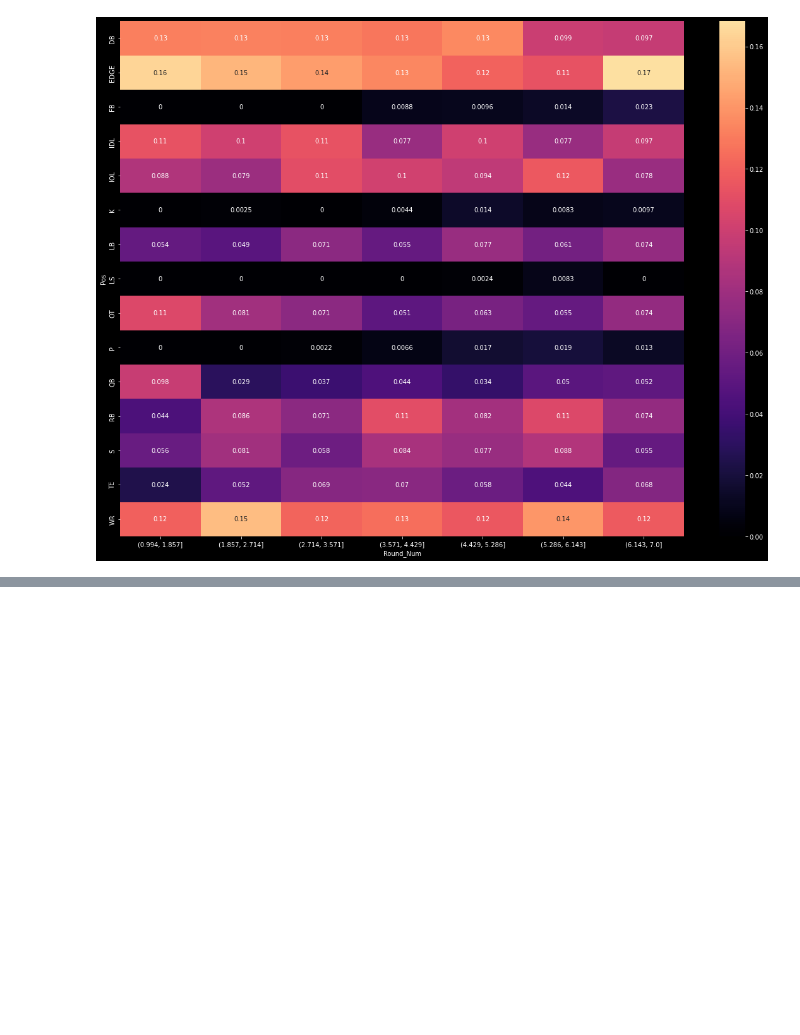
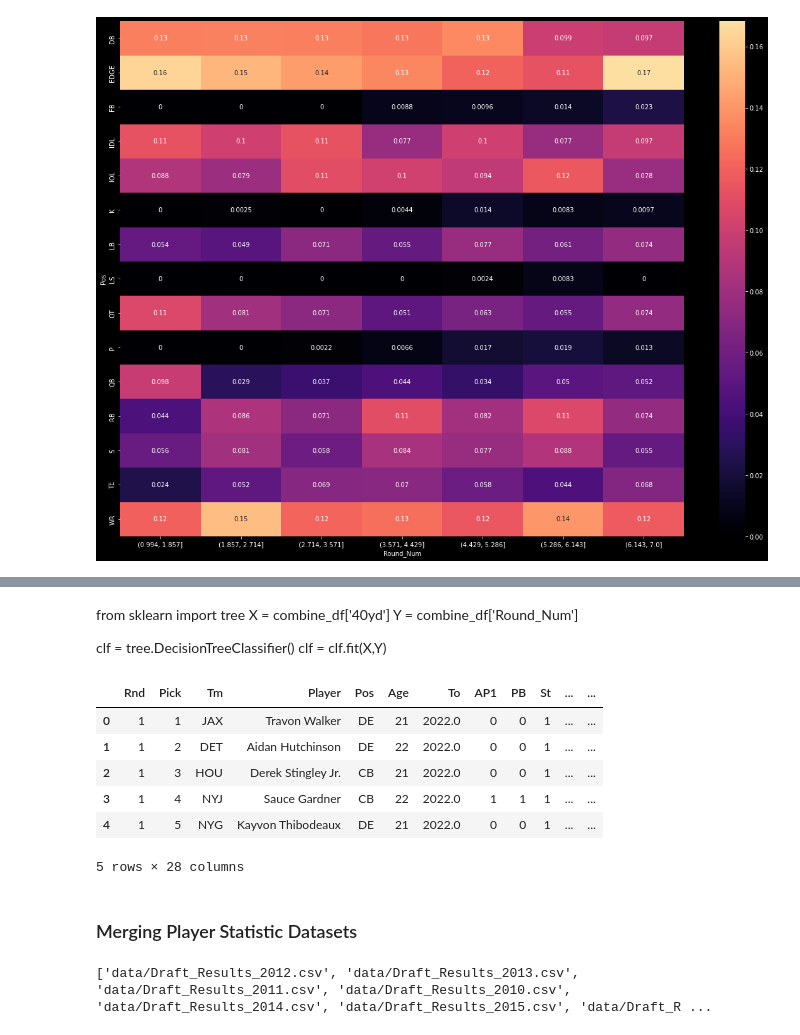
Before and after one commit to Domgraz/NFL_Combine_Draft_EDA, a Jupyter notebook: NFL_Draft.ipynb, the cells around one changed output, grey strips where cells are left out. Cells and saved outputs as stored; diff of their text form; code cells hidden in the pictures; blank space fills up the shorter version.

```diff
--- a/NFL_Draft.ipynb
+++ b/NFL_Draft.ipynb
@@ -479,0 +480,25 @@ Reshape your data either using array.reshape(-1, 1) if your data has a single fe
+# %% [markdown]
+from sklearn import tree
+X = combine_df['40yd']
+Y = combine_df['Round_Num']
+
+clf = tree.DecisionTreeClassifier()
+clf = clf.fit(X,Y)
+# %%
+draft_result = pd.read_csv('data/Draft_Results_2022.csv')
+draft_result.head()
+# %% [output]
+|  | Rnd | Pick | Tm | Player | Pos | Age | To | AP1 | PB | St | ... | ... |
+| 0 | 1 | 1 | JAX | Travon Walker | DE | 21 | 2022.0 | 0 | 0 | 1 | ... | ... |
+| 1 | 1 | 2 | DET | Aidan Hutchinson | DE | 22 | 2022.0 | 0 | 0 | 1 | ... | ... |
+| 2 | 1 | 3 | HOU | Derek Stingley Jr. | CB | 21 | 2022.0 | 0 | 0 | 1 | ... | ... |
+| 3 | 1 | 4 | NYJ | Sauce Gardner | CB | 22 | 2022.0 | 1 | 1 | 1 | ... | ... |
+| 4 | 1 | 5 | NYG | Kayvon Thibodeaux | DE | 21 | 2022.0 | 0 | 0 | 1 | ... | ... |
+5 rows × 28 columns
+# %% [markdown]
+### Merging Player Statistic Datasets
+# %%
+FileNames = glob.glob('data/Draft_Results_*.csv')
+print(FileNames)
+# %% [output]
+['data/Draft_Results_2012.csv', 'data/Draft_Results_2013.csv', 'data/Draft_Results_2011.csv', 'data/Draft_Results_2010.csv', 'data/Draft_Results_2014.csv', 'data/Draft_Results_2015.csv', 'data/Draft_R ...
```
Also changed, not shown: parts of 11 cells of this notebook, 14 other files.
